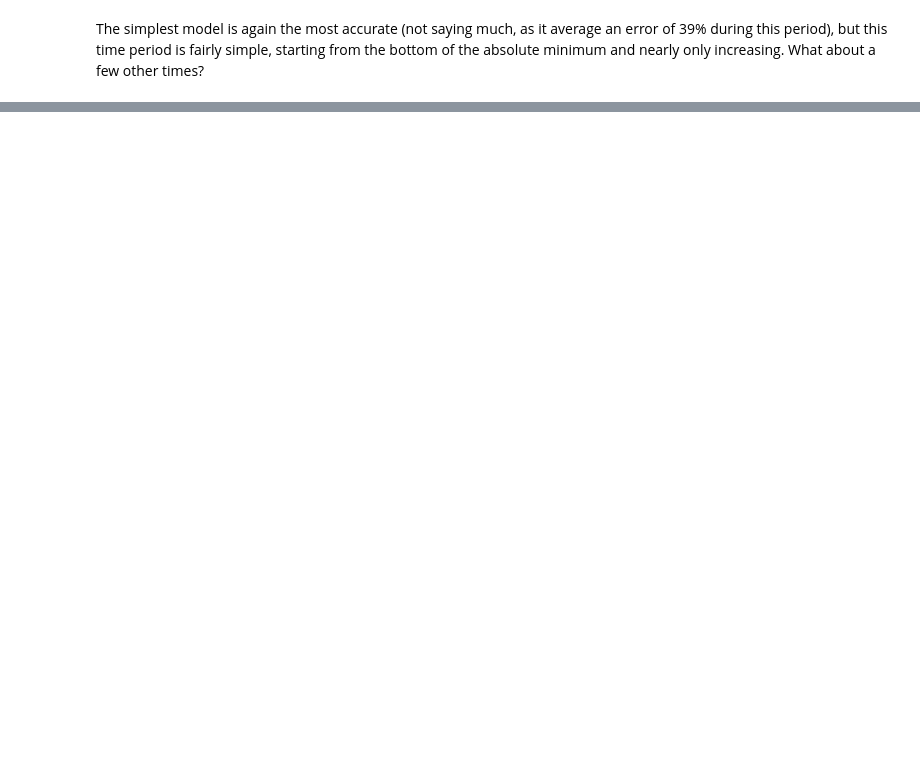
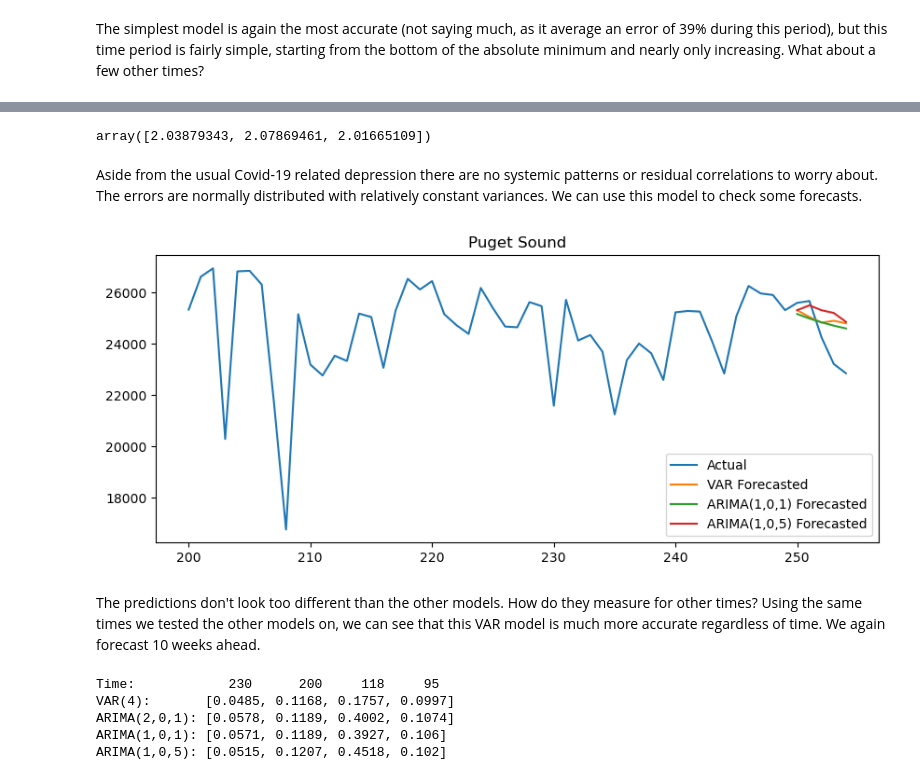
Before and after one commit to npeckover/Volumes, a Jupyter notebook: vols.ipynb, the cells around one changed output, grey strips where cells are left out. Drawn from its saved outputs; the diff is of its cells as text; code cells hidden in the pictures; blank space fills up the shorter version.

```diff
--- a/vols.ipynb
+++ b/vols.ipynb
@@ -221,0 +207,4 @@ For both times the most complicated model is the most accurate, by about 0.6%. F
+# %%
+dfsmall = df[['Puget Sound', 'WA/MT', 'Oregon']]
+varmodel1 = VAR(dfsmall)
+varmodel1.select_order(maxlags = 5).summary()
@@ -221,0 +262,67 @@ For both times the most complicated model is the most accurate, by about 0.6%. F
+# %%
+from statsmodels.stats.stattools import durbin_watson
+durbin_watson(fitted_varmodel1.resid)
+# %% [output]
+array([2.03879343, 2.07869461, 2.01665109])
+# %% [markdown]
+Aside from the usual Covid-19 related depression there are no systemic patterns or residual correlations to worry about. The errors are normally distributed with relatively constant variances. We can use this model to check some forecasts.
+# %%
+# create 'training' and 'testing' set
+train = dfsmall[:250]
+test = dfsmall[250:]
+varmodel1 = VAR(train)
+fitted_varmodel1 = varmodel1.fit(4)
+# %%
+fc = fitted_varmodel1.forecast(y = train.values[:250], steps = 5)
+fc = pd.DataFrame(fc)
+fc['Index'] = np.arange(250,255,1)
+fc = fc.set_index('Index')
+
+# plot
+plt.figure(figsize = (10,4))
+plt.plot(dfsmall.loc[200:254, ['Puget Sound']], label = 'Actual')
+plt.plot(fc[0], label = 'VAR Forecasted')
+plt.plot(fc2_series, label = 'ARIMA(1,0,1) Forecasted')
+plt.plot(fc3_series, label = 'ARIMA(1,0,5) Forecasted')
+plt.xticks(np.arange(200,255,10))
+plt.title("Puget Sound")
+plt.legend()
+plt.show()
+# %% [output]
+[figure, added]
+# %% [markdown]
+The predictions don't look too different than the other models. How do they measure for other times? Using the same times we tested the other models on, we can see that this VAR model is much more accurate regardless of time. We again forecast 10 weeks ahead.
+# %%
+def pred_acc2(split, steps, region):
+    train = dfsmall.loc[:split]
+    test = dfsmall[split:split + steps]
+    varmodel1 = VAR(train)
+    fits = varmodel1.fit(4)
+    fc = fits.forecast(y = train.values[:split], steps = steps)
+    forecast = pd.DataFrame(fc)
+    return(np.mean(np.abs(forecast[region] - test.iloc[:, region].values)/np.abs(test.iloc[:, region].values))) # MAPE
+
+MAPE_VAR = list()
+MAPE_2_0_1 = list()
+MAPE_1_0_1 = list()
+MAPE_1_0_5 = list()
+testloc = (230, 200, 118, 95)
+step = 10
+
+for i in testloc:
+    MAPE_VAR.append(round(pred_acc2(i, step, 0), 4))
+    MAPE_2_0_1.append(round(pred_acc(2,0,1,step,i), 4))
+    MAPE_1_0_1.append(round(pred_acc(1,0,1,step,i), 4))
+    MAPE_1_0_5.append(round(pred_acc(1,0,5,step,i), 4))
+
+print('Time: \t\t 230  \t  200  \t  118  \t  95')
+print('VAR(4):\t     ', MAPE_VAR)
+print('ARIMA(2,0,1):', MAPE_2_0_1)
+print('ARIMA(1,0,1):', MAPE_1_0_1)
+print('ARIMA(1,0,5):', MAPE_1_0_5)
+# %% [output]
+Time:            230      200     118     95
+VAR(4):       [0.0485, 0.1168, 0.1757, 0.0997]
+ARIMA(2,0,1): [0.0578, 0.1189, 0.4002, 0.1074]
+ARIMA(1,0,1): [0.0571, 0.1189, 0.3927, 0.106]
+ARIMA(1,0,5): [0.0515, 0.1207, 0.4518, 0.102]
```
Also changed, not shown: parts of 36 cells of this notebook.
